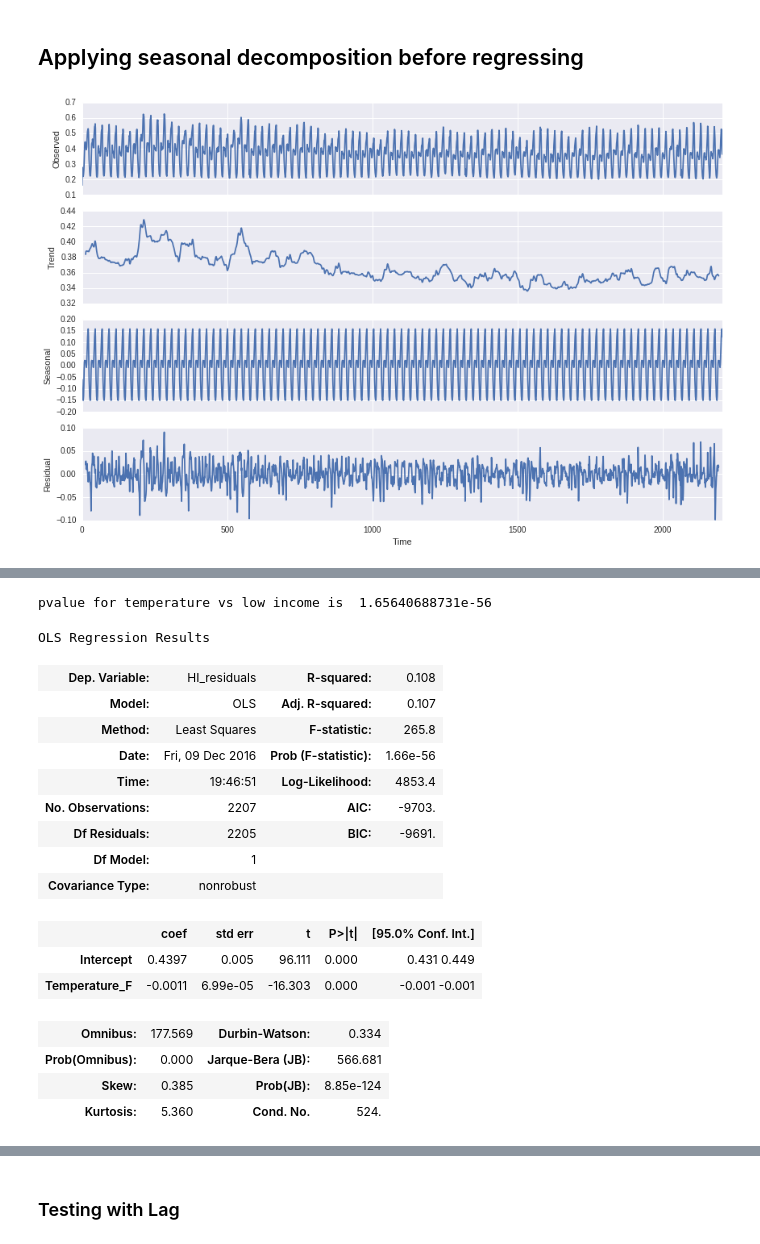
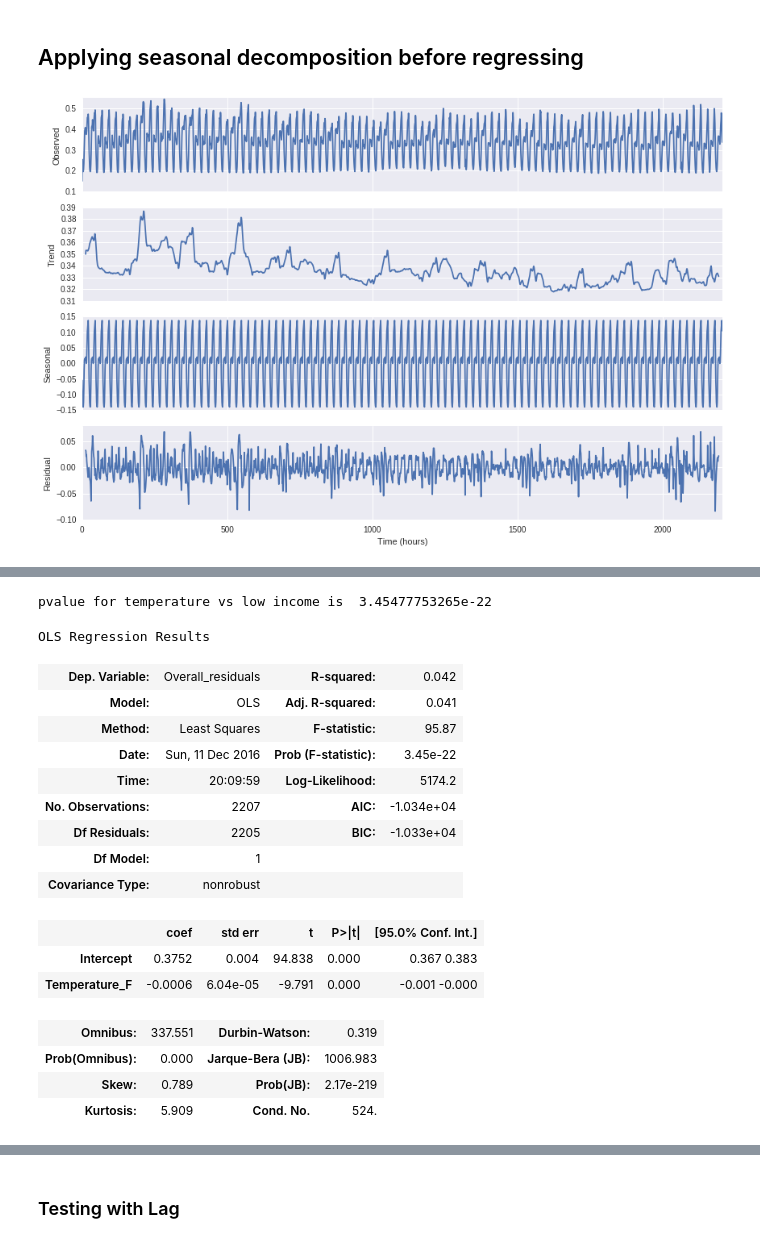
Before and after one commit to connorchency/Taming-the-Peak, a Jupyter notebook: analysis/Analysis_vsg_s13.ipynb, the cells around one changed output, grey strips where cells are left out. Saved outputs shown, nothing was run; the diff lists cells and outputs as text; code cells hidden in the pictures.

```diff
--- a/analysis/Analysis_vsg_s13.ipynb
+++ b/analysis/Analysis_vsg_s13.ipynb
@@ -269,13 +271,15 @@ rsqd
 ## Applying seasonal decomposition before regressing
 # %%
 ##Seasonal Decomposition of high income energy consumption
-data = np.array(final2013_14.Affluent)
+data = np.array(final2013_14.Overall)
 
 #Seasonal Decomposition using statsmodels api
 res = sm.tsa.seasonal_decompose(data, freq = 24)
 plt.rcParams['figure.figsize'] = (12,8)
 resplot = res.plot()
+pl.xlabel("Time (hours)")
+resplot.savefig("../Plots/Seasonal_summer.png")
 # %% [output]
-[figure, old version]
+[figure, new version]
 # %%
 #Adding the residuals of the seasonal deccomposition to the dataframe
@@ -289,26 +293,26 @@ final2013_14.head()
 | 3 | 2013-06-01 03:00:00 | 42.8 | 71.0 | 51.8 | 6.9 | 0.174445 | 0.227109 | 0.193453 | ... |
 | 4 | 2013-06-01 04:00:00 | 41.0 | 71.0 | 50.0 | 8.1 | 0.168976 | 0.220245 | 0.191286 | ... |
 # %%
-#OLS HI_residual ~ Temperature_F
-regress2 = smf.ols(formula = 'HI_residuals ~ Temperature_F', data = final2013_14).fit()
+#OLS Overall_residual ~ Temperature_F
+regress2 = smf.ols(formula = 'Overall_residuals ~ Temperature_F', data = final2013_14).fit()
 print ('pvalue for temperature vs low income is ', regress2.pvalues[1])
 regress2.summary()
 # %% [output]
-pvalue for temperature vs low income is  1.65640688731e-56
+pvalue for temperature vs low income is  3.45477753265e-22
 OLS Regression Results
-| Dep. Variable: | HI_residuals | R-squared: | 0.108 |
-| Model: | OLS | Adj. R-squared: | 0.107 |
-| Method: | Least Squares | F-statistic: | 265.8 |
-| Date: | Fri, 09 Dec 2016 | Prob (F-statistic): | 1.66e-56 |
-| Time: | 19:46:51 | Log-Likelihood: | 4853.4 |
-| No. Observations: | 2207 | AIC: | -9703. |
-| Df Residuals: | 2205 | BIC: | -9691. |
+| Dep. Variable: | Overall_residuals | R-squared: | 0.042 |
+| Model: | OLS | Adj. R-squared: | 0.041 |
+| Method: | Least Squares | F-statistic: | 95.87 |
+| Date: | Sun, 11 Dec 2016 | Prob (F-statistic): | 3.45e-22 |
+| Time: | 20:09:59 | Log-Likelihood: | 5174.2 |
+| No. Observations: | 2207 | AIC: | -1.034e+04 |
+| Df Residuals: | 2205 | BIC: | -1.033e+04 |
 | Df Model: | 1 |  |  |
 | Covariance Type: | nonrobust |  |  |
 |  | coef | std err | t | P>|t| | [95.0% Conf. Int.] |
-| Intercept | 0.4397 | 0.005 | 96.111 | 0.000 | 0.431 0.449 |
-| Temperature_F | -0.0011 | 6.99e-05 | -16.303 | 0.000 | -0.001 -0.001 |
+| Intercept | 0.3752 | 0.004 | 94.838 | 0.000 | 0.367 0.383 |
+| Temperature_F | -0.0006 | 6.04e-05 | -9.791 | 0.000 | -0.001 -0.000 |
-| Omnibus: | 177.569 | Durbin-Watson: | 0.334 |
-| Prob(Omnibus): | 0.000 | Jarque-Bera (JB): | 566.681 |
-| Skew: | 0.385 | Prob(JB): | 8.85e-124 |
-| Kurtosis: | 5.360 | Cond. No. | 524. |
+| Omnibus: | 337.551 | Durbin-Watson: | 0.319 |
+| Prob(Omnibus): | 0.000 | Jarque-Bera (JB): | 1006.983 |
+| Skew: | 0.789 | Prob(JB): | 2.17e-219 |
+| Kurtosis: | 5.909 | Cond. No. | 524. |
```
Also changed, not shown: parts of 6 cells of this notebook, 5 other files.
